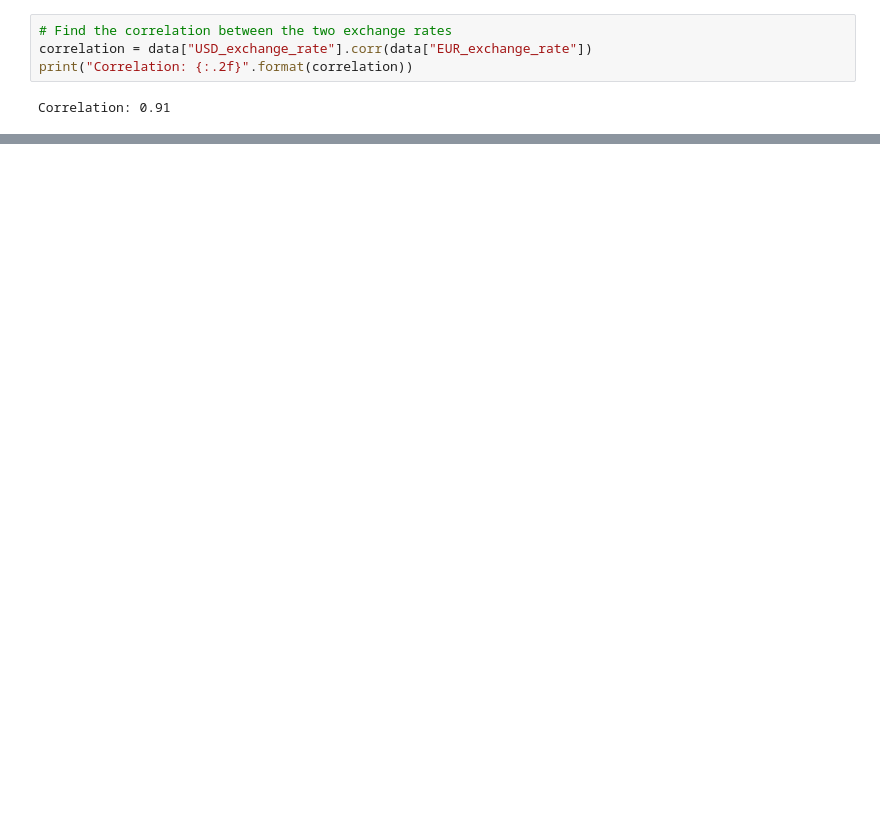
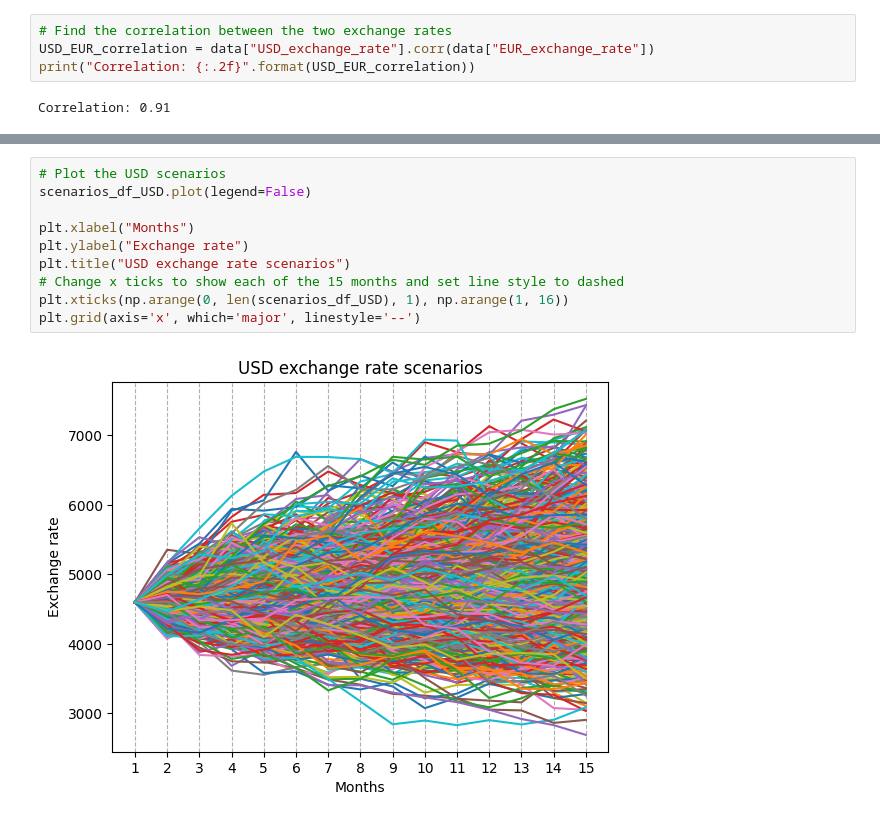
Before and after one commit to smoralesduarte/cashflow_model, a Jupyter notebook: CrowdLoan.ipynb, the cells around one changed output, grey strips where cells are left out. Drawn from its saved outputs; the diff is of its cells as text; blank space fills up the shorter version.

```diff
--- a/CrowdLoan.ipynb
+++ b/CrowdLoan.ipynb
@@ -321,7 +321,7 @@ USD volatility: 14.30%
 EUR volatility: 12.34%
 # %%
 # Find the correlation between the two exchange rates
-correlation = data["USD_exchange_rate"].corr(data["EUR_exchange_rate"])
-print("Correlation: {:.2f}".format(correlation))
+USD_EUR_correlation = data["USD_exchange_rate"].corr(data["EUR_exchange_rate"])
+print("Correlation: {:.2f}".format(USD_EUR_correlation))
 # %% [output]
 Correlation: 0.91
@@ -327,0 +420,12 @@ Correlation: 0.91
+# %%
+# Plot the USD scenarios
+scenarios_df_USD.plot(legend=False)
+
+plt.xlabel("Months")
+plt.ylabel("Exchange rate")
+plt.title("USD exchange rate scenarios")
+# Change x ticks to show each of the 15 months and set line style to dashed
+plt.xticks(np.arange(0, len(scenarios_df_USD), 1), np.arange(1, 16))
+plt.grid(axis='x', which='major', linestyle='--')
+# %% [output]
+[figure, added]
```
Also changed, not shown: parts of 11 cells of this notebook, 3 other files.
